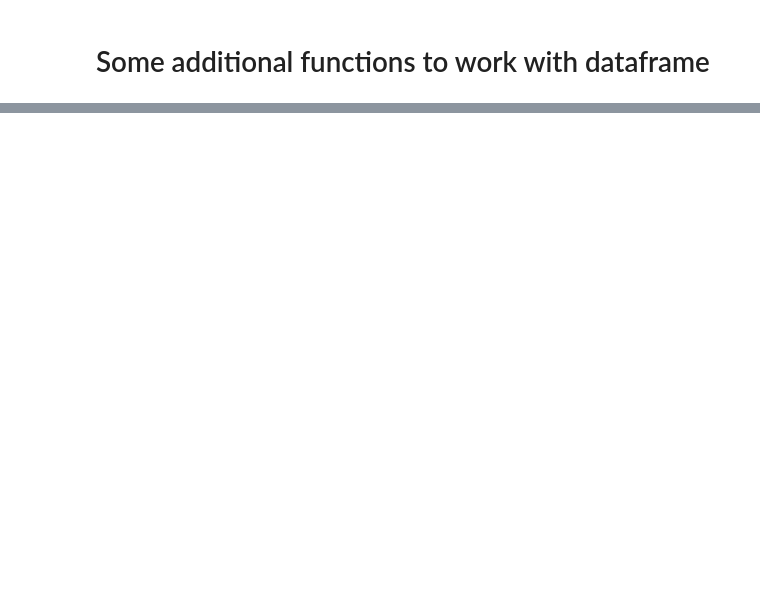
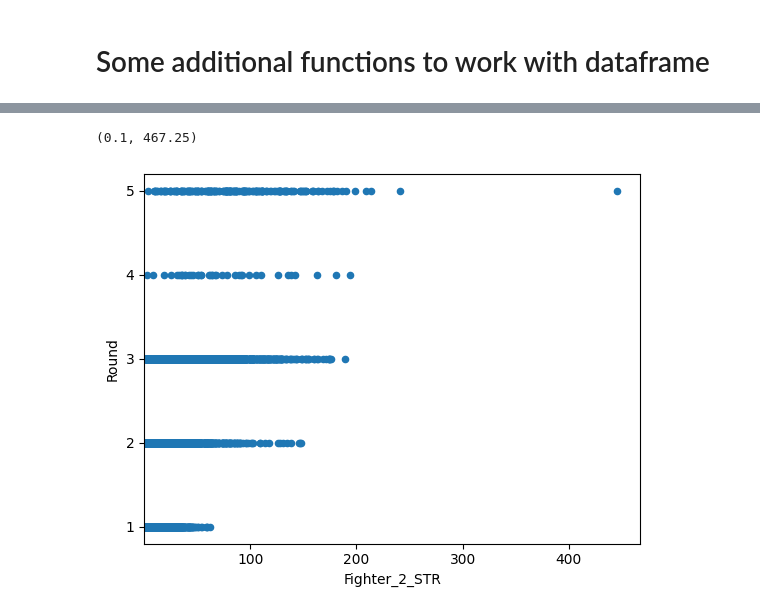
Before and after one commit to Vitaliypn/UFC_Econometrics_Research, a Jupyter notebook: project.ipynb, the cells around one changed output, grey strips where cells are left out. Cells and saved outputs as stored; diff of their text form; code cells hidden in the pictures; blank space fills up the shorter version.

```diff
--- a/project.ipynb
+++ b/project.ipynb
@@ -822,0 +870,7 @@ get_fights_of_fighter(winrates_df, "Arman Tsarukyan")
+# %%
+winrates_df_for_plot.plot.scatter(y="Round", x="Fighter_2_STR")
+plt.yticks([1,2,3,4,5])
+plt.xlim(0.1)
+# %% [output]
+(0.1, 467.25)
+[figure, added]
```
Also changed, not shown: parts of 43 cells of this notebook.
